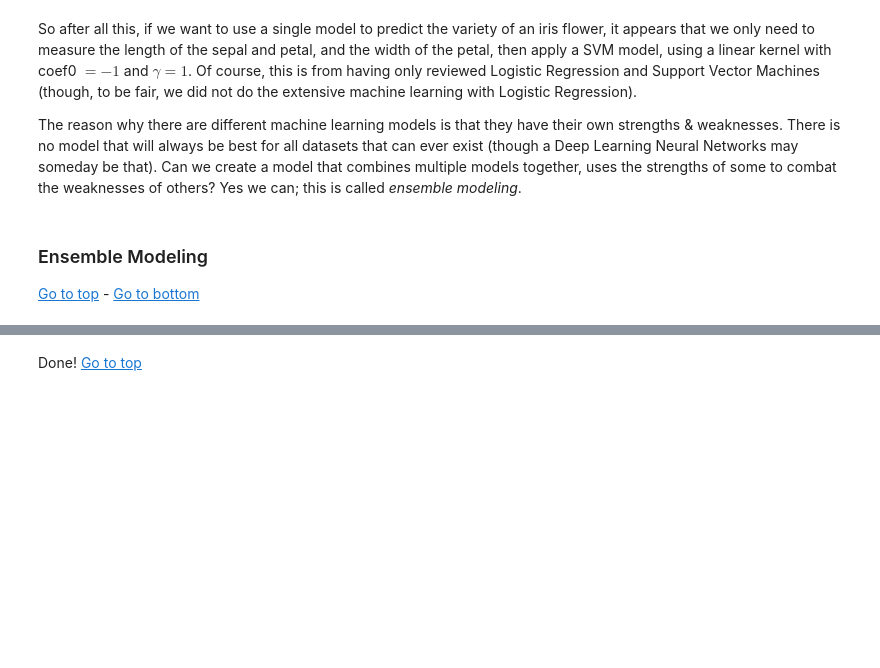
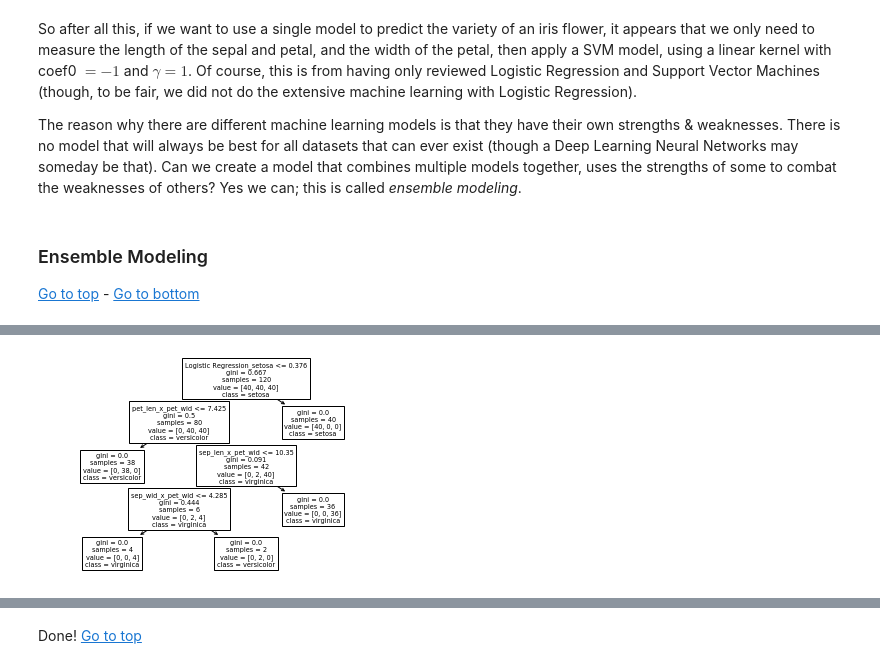
Before and after one commit to ahowe42/MachineLearningKernelsDemo, a Jupyter notebook: MachineLearningKernelsDemo.ipynb, the cells around one changed output, grey strips where cells are left out. Saved outputs shown, nothing was run; the diff lists cells and outputs as text; code cells hidden in the pictures; blank space fills up the shorter version.

```diff
--- a/MachineLearningKernelsDemo.ipynb
+++ b/MachineLearningKernelsDemo.ipynb
@@ -958,2 +1003,12 @@ Random split 0100 of 0100
+# %%
+''' plot the decision tree from the stacking classifier '''
+# need to create a list of features, I *think* with passthrough=True that the features in order are
+# Logistic Regression class probs, Kernel SVM class probs, original features
+feats = ['_'.join(mv) for mv in product(models[1:],varieties)]
+feats.extend(features)
+# plot
+_ = plot_tree(stkClas.final_estimator_, feature_names=feats, class_names=varieties)
+# %% [output]
+[figure, added]
 # %%
 ''' demonstrate random forest '''
```
Also changed, not shown: parts of 7 cells of this notebook.
